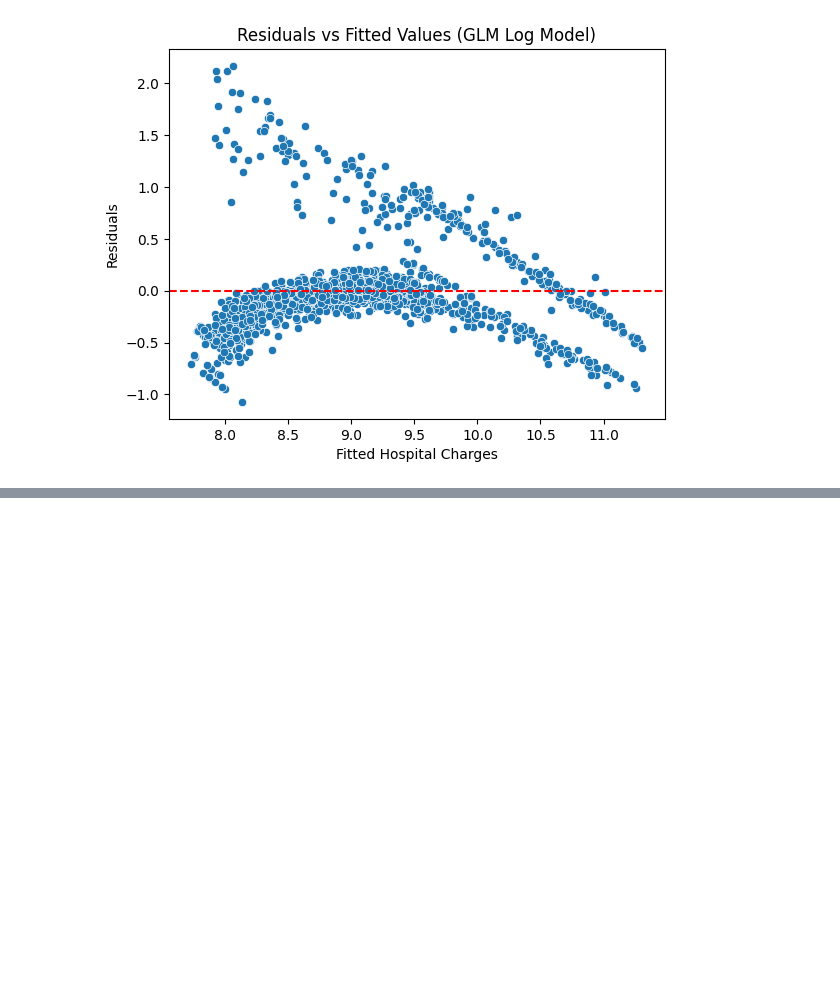
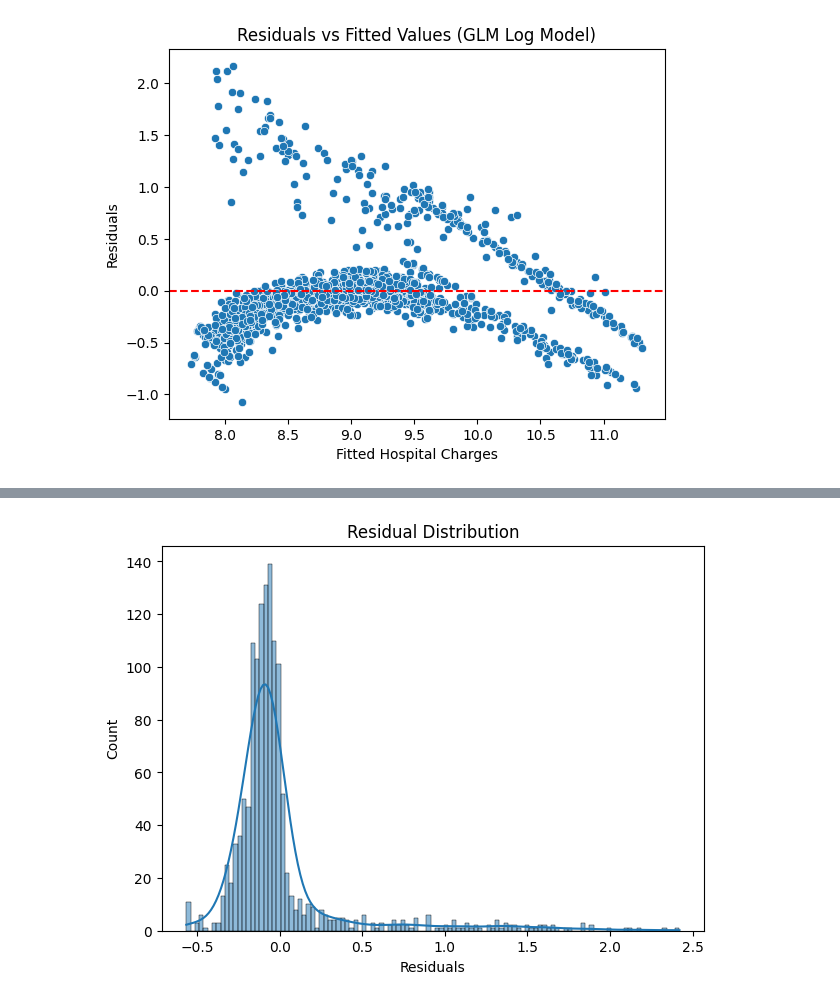
Before and after one commit to patriciaavram/Health-Insurance-Feature-Importance, a Jupyter notebook: experiments/glm.ipynb, the cells around one changed output, grey strips where cells are left out. Saved outputs shown, nothing was run; the diff lists cells and outputs as text; code cells hidden in the pictures; blank space fills up the shorter version.

```diff
--- a/experiments/glm.ipynb
+++ b/experiments/glm.ipynb
@@ -218,0 +369,9 @@ There is clear curvature in the residual plot of the log-charges transformed mod
+# %%
+# Plot residual histogram & KDE
+plt.figure(figsize=(7,5))
+sns.histplot(residuals, kde=True)
+plt.xlabel("Residuals")
+plt.title("Residual Distribution")
+plt.show()
+# %% [output]
+[figure, added]
```
Also changed, not shown: parts of 16 cells of this notebook.
